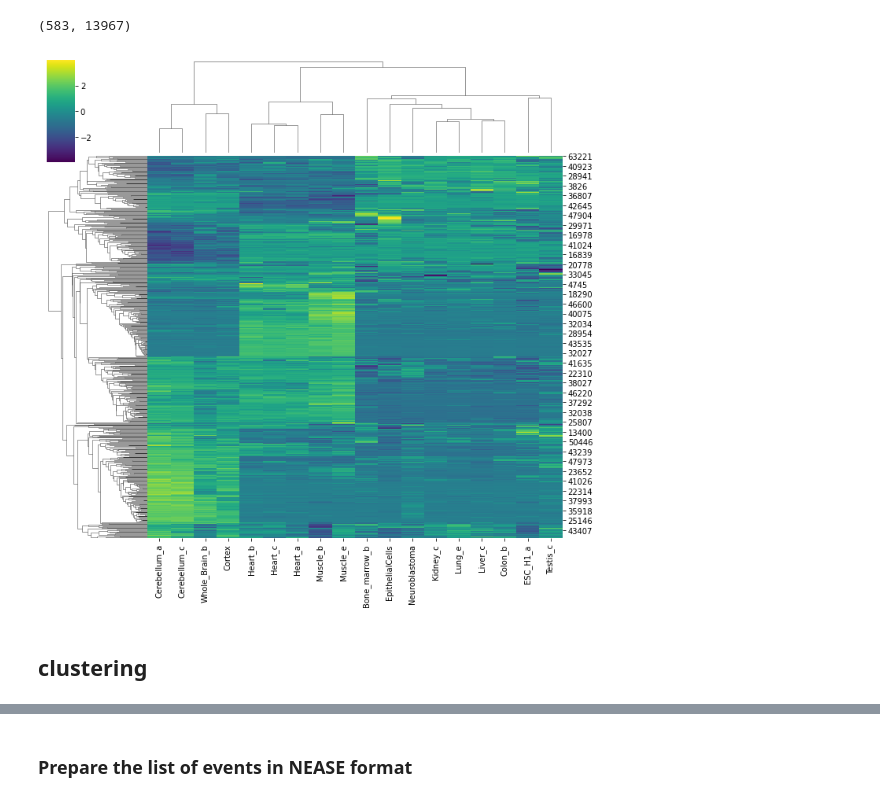
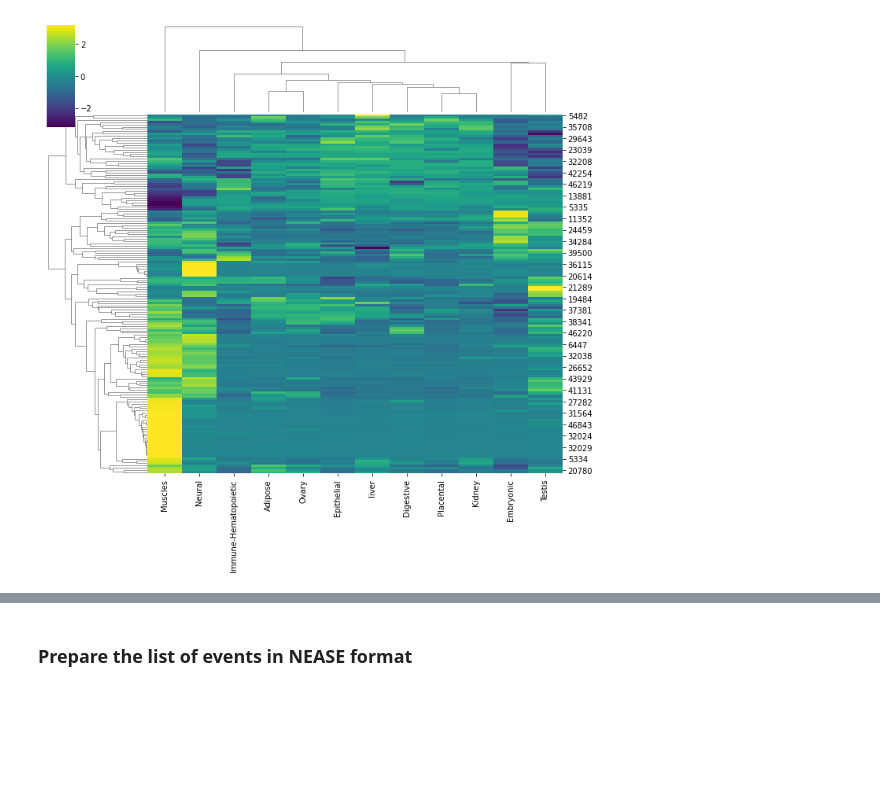
Before and after one commit to louadi/NEASE-tutorials, a Jupyter notebook: VastDB-analysis.ipynb, the cells around one changed output, grey strips where cells are left out. Cells and saved outputs as stored; diff of their text form; code cells hidden in the pictures; blank space fills up the shorter version.

```diff
--- a/VastDB-analysis.ipynb
+++ b/VastDB-analysis.ipynb
@@ -45,8 +102,10 @@ heart=events[['EVENT']+tissues+[ t+'-Q' for t in tissues ]]
 # %%
 # quality of dataset filter
-psi=heart
+psi=events
 for t in tissues:
-    psi=psi[(heart[t+'-Q'].str.startswith('OK')) | (psi[t+'-Q'].str.startswith('SOK')) | (psi[t+'-Q'].str.startswith('L'))]
+    psi=psi[(psi[t+'-Q'].str.startswith('OK')) | (psi[t+'-Q'].str.startswith('SOK')) | (psi[t+'-Q'].str.startswith('L'))]
+    #psi=psi[(psi[t+'-Q'].str.startswith('OK')) | (psi[t+'-Q'].str.startswith('SOK'))]
+
 psi=psi[['EVENT']+tissues]
 len(psi)
 # %% [output]
@@ -53,0 +113,8 @@ len(psi)
+# %%
+for t in list(tissue.keys()):
+
+    psi[t]=psi[tissue[t]].median(axis = 1, skipna = True)
+# %%
+psi_tissue=psi[['EVENT']+list(tissue.keys())]
+# %%
+tissues=list(tissue.keys())
@@ -54,10 +137,7 @@ len(psi)
 # %%
-# visualization of the data
-# for better visualization only events with some variance are shown psi['std']>20
-psi['std']=psi[tissues].std(axis = 1, skipna = True)
-psi_var=psi[psi['std']>20]
+psi_tissue['std']=psi_tissue[tissues].std(axis = 1, skipna = True)
+psi_tissue['mean']=psi_tissue[tissues].mean(axis = 1, skipna = True)
+psi_var=psi_tissue[psi_tissue['std']>20]
 g = sns.clustermap(psi_var[tissues],cmap="viridis",z_score=0)
-len(psi_var),len(psi)
 # %% [output]
-(583, 13967)
-[figure, old version]
+[figure, new version]
@@ -68,2 +143,0 @@ psi_k=psi[psi['std']>10]
-# %% [markdown]
-## clustering
```
Also changed, not shown: parts of 30 cells of this notebook.
